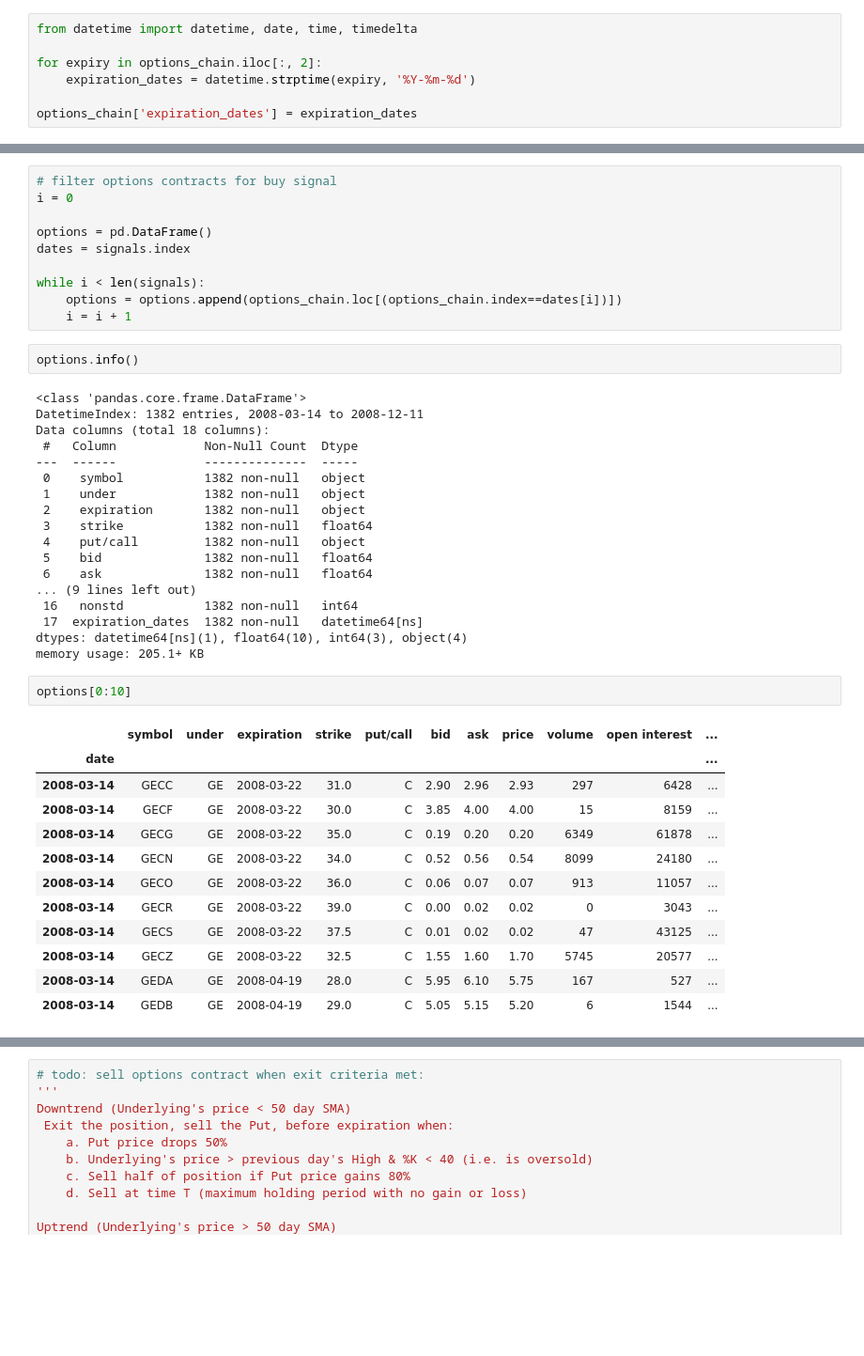
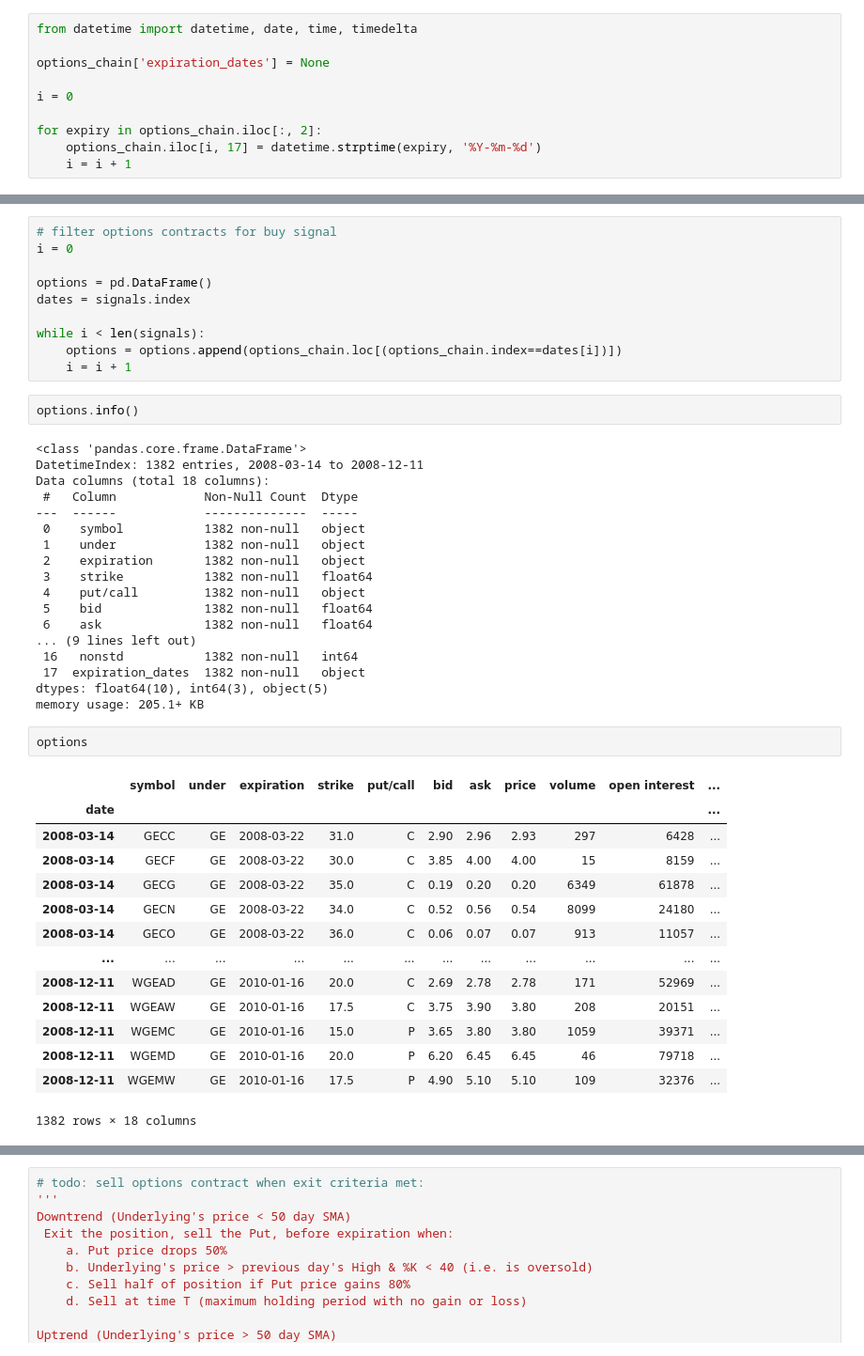
Before and after one commit to flooidio/tradebot, a Jupyter notebook: directional_strategy/options_directional_strategy.ipynb, the cells around one changed output, grey strips where cells are left out. Shown at 94% size. Cells and saved outputs as stored; diff of their text form; blank space fills up the shorter version.

```diff
--- a/directional_strategy/options_directional_strategy.ipynb
+++ b/directional_strategy/options_directional_strategy.ipynb
@@ -198,8 +198,11 @@ equity_price_series = pd.read_csv('ge.option_trading_signals.2008.csv', index_co
 # %%
 from datetime import datetime, date, time, timedelta
 
+options_chain['expiration_dates'] = None
+
+i = 0
+
 for expiry in options_chain.iloc[:, 2]:
-    expiration_dates = datetime.strptime(expiry, '%Y-%m-%d')
-
-options_chain['expiration_dates'] = expiration_dates
+    options_chain.iloc[i, 17] = datetime.strptime(expiry, '%Y-%m-%d')
+    i = i + 1
 # %%
@@ -295,23 +263,25 @@ Data columns (total 18 columns):
  6    ask              1382 non-null   float64
 ... (9 lines left out)
  16   nonstd           1382 non-null   int64
- 17  expiration_dates  1382 non-null   datetime64[ns]
-dtypes: datetime64[ns](1), float64(10), int64(3), object(4)
+ 17  expiration_dates  1382 non-null   object
+dtypes: float64(10), int64(3), object(5)
 memory usage: 205.1+ KB
 # %%
-options[0:10]
+options
 # %% [output]
 |  | symbol | under | expiration | strike | put/call | bid | ask | price | volume | open interest | ... |
 | date |  |  |  |  |  |  |  |  |  |  | ... |
 | 2008-03-14 | GECC | GE | 2008-03-22 | 31.0 | C | 2.90 | 2.96 | 2.93 | 297 | 6428 | ... |
 | 2008-03-14 | GECF | GE | 2008-03-22 | 30.0 | C | 3.85 | 4.00 | 4.00 | 15 | 8159 | ... |
 | 2008-03-14 | GECG | GE | 2008-03-22 | 35.0 | C | 0.19 | 0.20 | 0.20 | 6349 | 61878 | ... |
 | 2008-03-14 | GECN | GE | 2008-03-22 | 34.0 | C | 0.52 | 0.56 | 0.54 | 8099 | 24180 | ... |
 | 2008-03-14 | GECO | GE | 2008-03-22 | 36.0 | C | 0.06 | 0.07 | 0.07 | 913 | 11057 | ... |
-| 2008-03-14 | GECR | GE | 2008-03-22 | 39.0 | C | 0.00 | 0.02 | 0.02 | 0 | 3043 | ... |
-| 2008-03-14 | GECS | GE | 2008-03-22 | 37.5 | C | 0.01 | 0.02 | 0.02 | 47 | 43125 | ... |
-| 2008-03-14 | GECZ | GE | 2008-03-22 | 32.5 | C | 1.55 | 1.60 | 1.70 | 5745 | 20577 | ... |
-| 2008-03-14 | GEDA | GE | 2008-04-19 | 28.0 | C | 5.95 | 6.10 | 5.75 | 167 | 527 | ... |
-| 2008-03-14 | GEDB | GE | 2008-04-19 | 29.0 | C | 5.05 | 5.15 | 5.20 | 6 | 1544 | ... |
+| ... | ... | ... | ... | ... | ... | ... | ... | ... | ... | ... | ... |
+| 2008-12-11 | WGEAD | GE | 2010-01-16 | 20.0 | C | 2.69 | 2.78 | 2.78 | 171 | 52969 | ... |
+| 2008-12-11 | WGEAW | GE | 2010-01-16 | 17.5 | C | 3.75 | 3.90 | 3.80 | 208 | 20151 | ... |
+| 2008-12-11 | WGEMC | GE | 2010-01-16 | 15.0 | P | 3.65 | 3.80 | 3.80 | 1059 | 39371 | ... |
+| 2008-12-11 | WGEMD | GE | 2010-01-16 | 20.0 | P | 6.20 | 6.45 | 6.45 | 46 | 79718 | ... |
+| 2008-12-11 | WGEMW | GE | 2010-01-16 | 17.5 | P | 4.90 | 5.10 | 5.10 | 109 | 32376 | ... |
+1382 rows × 18 columns
 # %%
 # filter options contracts for approx. 45 DTE
```
Also changed, not shown: parts of 21 cells of this notebook.
